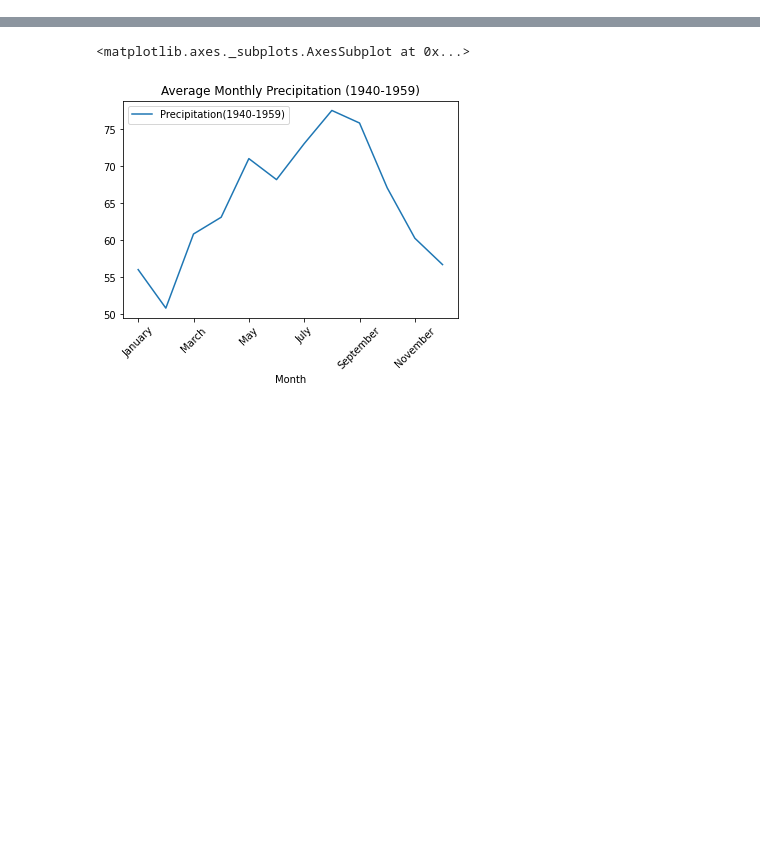
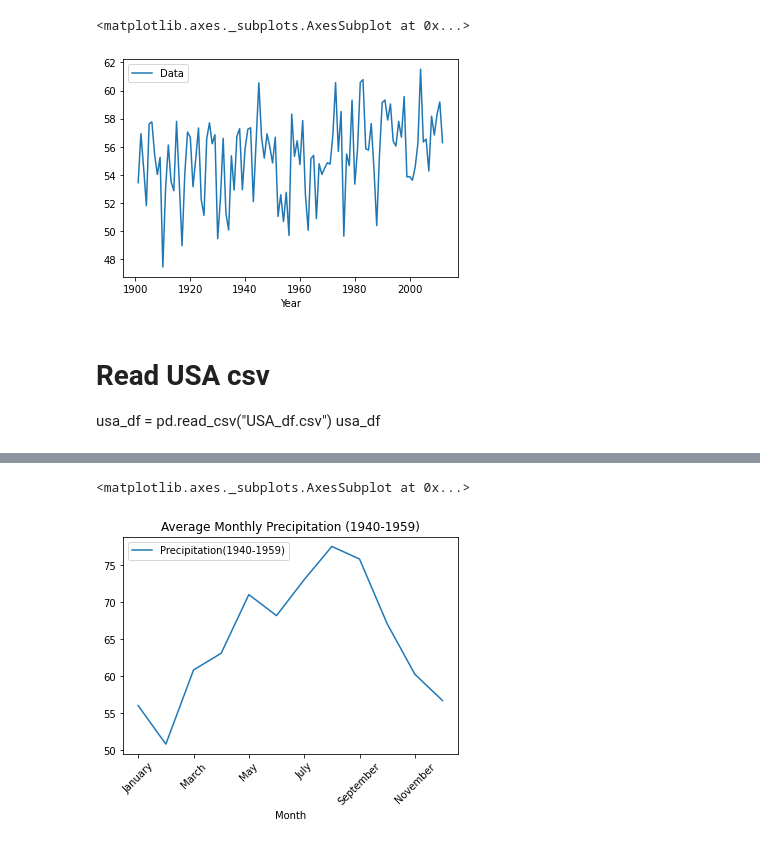
Before and after one commit to LineaFuller/Project_1, a Jupyter notebook: Temp vs Time.ipynb, the cells around one changed output, grey strips where cells are left out. Cells and saved outputs as stored; diff of their text form; code cells hidden in the pictures; blank space fills up the shorter version.

```diff
--- a/Temp vs Time.ipynb
+++ b/Temp vs Time.ipynb
@@ -24,0 +11,18 @@ usa_df
+# %%
+# Yearly change for Temperature
+url = "http://climatedataapi.worldbank.org/climateweb/rest/v1/country/cru/tas/year/USA"
+request = requests.get(url).json()
+
+# pprint(request)
+len(request)
+
+year = []
+data = []
+for x in range(len(request)):
+    year.append(request[x]['year'])
+    data.append(request[x]['data'])
+
+year_df = pd.DataFrame({"Year": year,
+                       "Temperature": data})
+year_df.head()
+# year_df.plot("Year", "Data", kind="line")
@@ -25,3 +65,26 @@ usa_df
+# %%
+url = "http://climatedataapi.worldbank.org/climateweb/rest/v1/country/cru/pr/year/USA"
+request = requests.get(url).json()
+
+# pprint(request)
+len(request)
+
+year = []
+data = []
+for x in range(len(request)):
+    year.append(request[x]['year'])
+    data.append(request[x]['data'])
+
+year_df = pd.DataFrame({"Year": year,
+                       "Data": data})
+year_df.plot("Year", "Data", kind="line")
+# %% [output]
+<matplotlib.axes._subplots.AxesSubplot at 0x...>
+[figure, added]
+# %% [markdown]
+# Read USA csv
+usa_df = pd.read_csv("USA_df.csv")
+usa_df
 # %%
 # Read AUS csv
 aus_df = pd.read_csv("AUS_df.csv")
```
Also changed, not shown: parts of 4 cells of this notebook.
